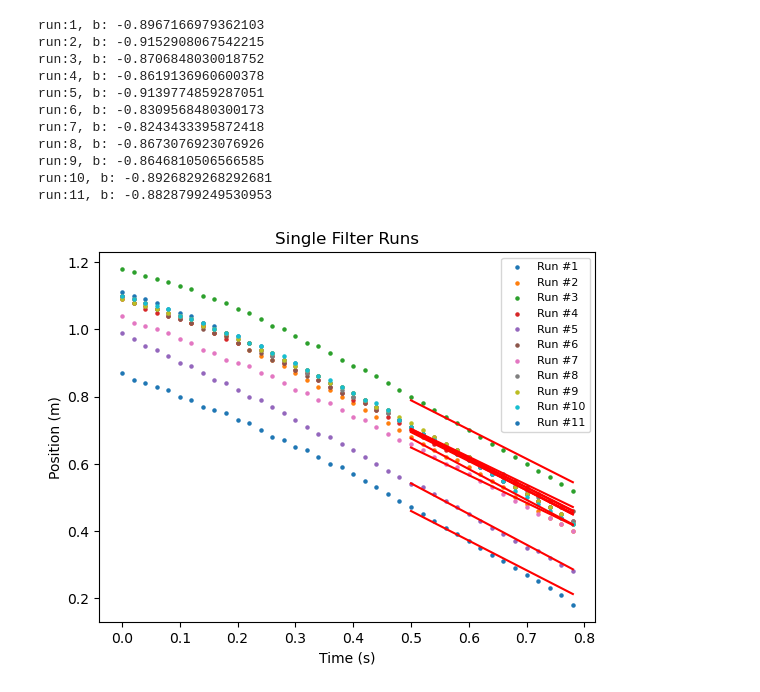
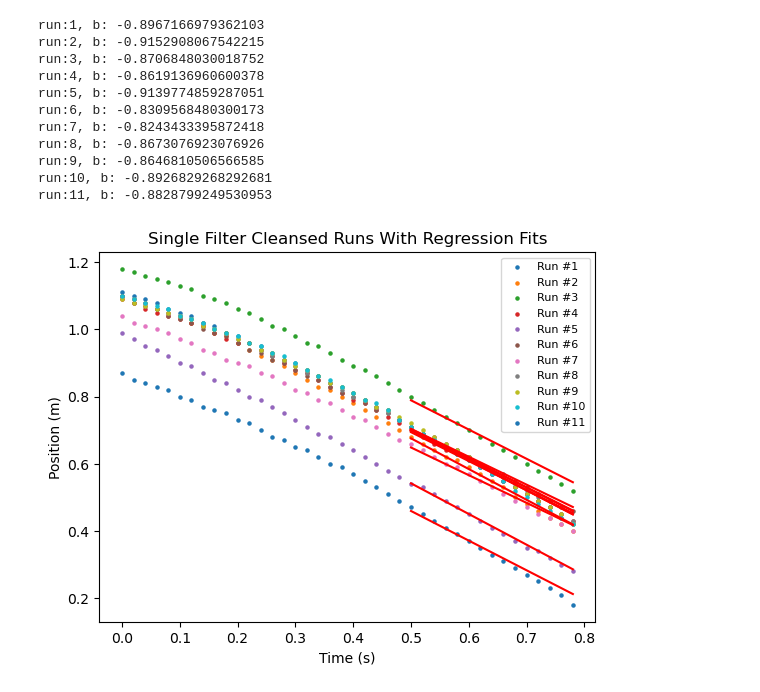
Before and after one commit to FabioCastroMorffi/SF-2, a Jupyter notebook: week-9/cleaning_csv.ipynb, the cells around one changed output. Saved outputs shown, nothing was run; the diff lists cells and outputs as text; code cells hidden in the pictures.

```diff
--- a/week-9/cleaning_csv.ipynb
+++ b/week-9/cleaning_csv.ipynb
@@ -69,7 +69,7 @@ def scatter(clean_df):
         plt.scatter(xpoints, ypoints, s  = 5, label=f'Run #{i+1}')
         regressionFit(xpoints, ypoints, i,count,clean_df)
     plt.legend(fontsize=8)
-    plt.title('Single Filter Runs')
+    plt.title('Single Filter Cleansed Runs With Regression Fits')
     plt.xlabel('Time (s)')
     plt.ylabel('Position (m)')
     #rint(count)
@@ -81,31 +81,31 @@ def main():
     data2_df = single_filter_df.iloc[:, 1::4]
     data_df = pd.concat([data1_df,data2_df], axis = 1)
     data_df = data_df.fillna(0) #dropping NA values
 
     #cleaning main data
     clean_df = mainCleanData(data_df)
 
     #make sure the increments are changed from 0 by 0.02
     for i in range(11): #11 columns for time
         count = 0
         for j in range(len(clean_df.iloc[:,i])):
             clean_df.iat[j,i] = round(count,3)
             count += 0.02
 
     clean_df.to_csv('clean_data_single_filter.csv',index=False)
     scatter(clean_df)
 
 main()
 # %% [output]
 run:1, b: -0.8967166979362103
 run:2, b: -0.9152908067542215
 run:3, b: -0.8706848030018752
 run:4, b: -0.8619136960600378
 run:5, b: -0.9139774859287051
 run:6, b: -0.8309568480300173
 run:7, b: -0.8243433395872418
 run:8, b: -0.8673076923076926
 run:9, b: -0.8646810506566585
 run:10, b: -0.8926829268292681
 run:11, b: -0.8828799249530953
-[figure, old version]
+[figure, new version]
```
Also changed, not shown: 5 other files.
